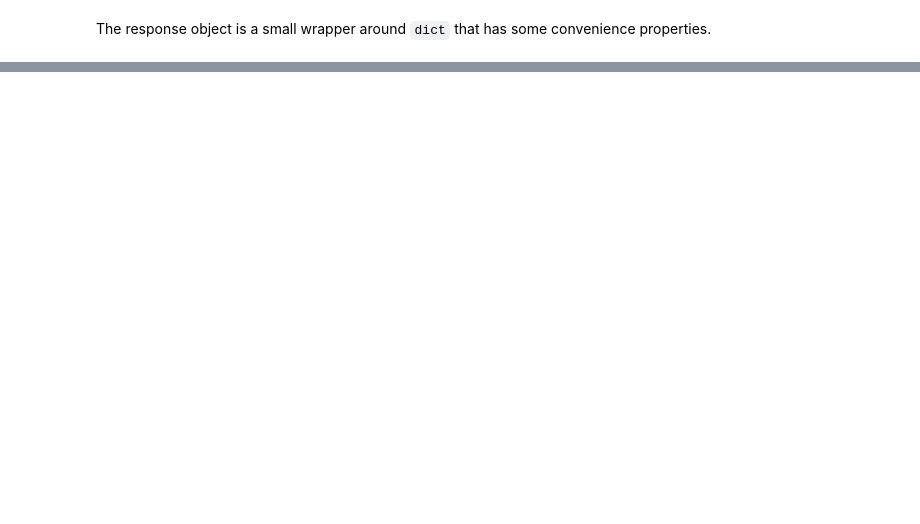
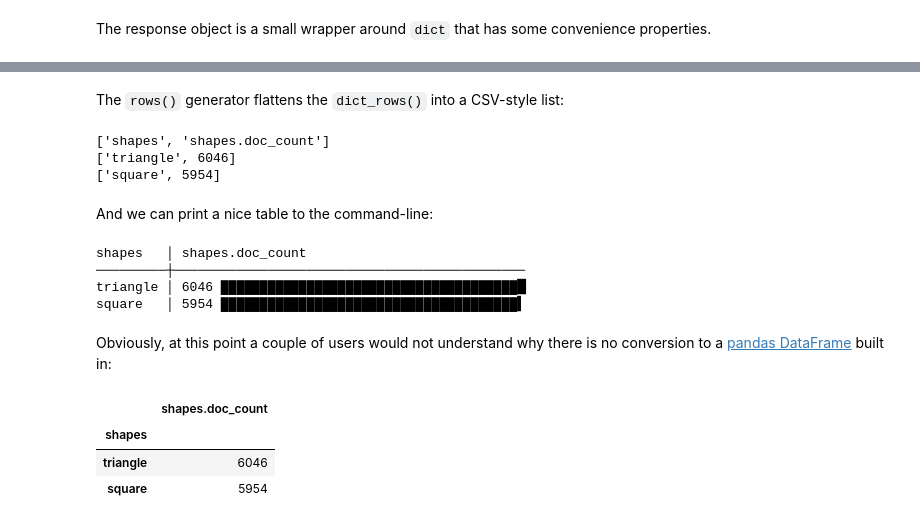
Before and after one commit to netzkolchose/elastipy, a Jupyter notebook: examples/tutorial.ipynb, the cells around one changed output, grey strips where cells are left out. Drawn from its saved outputs; the diff is of its cells as text; code cells hidden in the pictures; blank space fills up the shorter version.

```diff
--- a/examples/tutorial.ipynb
+++ b/examples/tutorial.ipynb
@@ -186,0 +225,6 @@ Search(index=ShapeExporter.INDEX_NAME) \
+# %%
+s = Search(index="elastipy-example-shapes").size(0)
+
+agg = s.agg_terms("shapes", field="shape")
+
+s.dump_body()
@@ -186,0 +292,28 @@ Search(index=ShapeExporter.INDEX_NAME) \
+# %% [markdown]
+The `rows()` generator flattens the `dict_rows()` into a CSV-style list:
+# %%
+for row in agg.rows():
+    print(row)
+# %% [output]
+['shapes', 'shapes.doc_count']
+['triangle', 6046]
+['square', 5954]
+# %% [markdown]
+And we can print a nice table to the command-line:
+# %%
+agg.print.table()
+# %% [output]
+shapes   │ shapes.doc_count
+─────────┼─────────────────────────────────────────────
+triangle │ 6046 ██████████████████████████████████████▉
+square   │ 5954 ██████████████████████████████████████▍
+# %% [markdown]
+Obviously, at this point a couple of users would not understand why there is no conversion to a
+[pandas DataFrame](https://pandas.pydata.org/pandas-docs/stable/reference/api/pandas.DataFrame.html) built in:
+# %%
+agg.to_pandas()  # or simply agg.df()
+# %% [output]
+|  | shapes.doc_count |
+| shapes |  |
+| triangle | 6046 |
+| square | 5954 |
```
Also changed, not shown: parts of 42 cells of this notebook.
